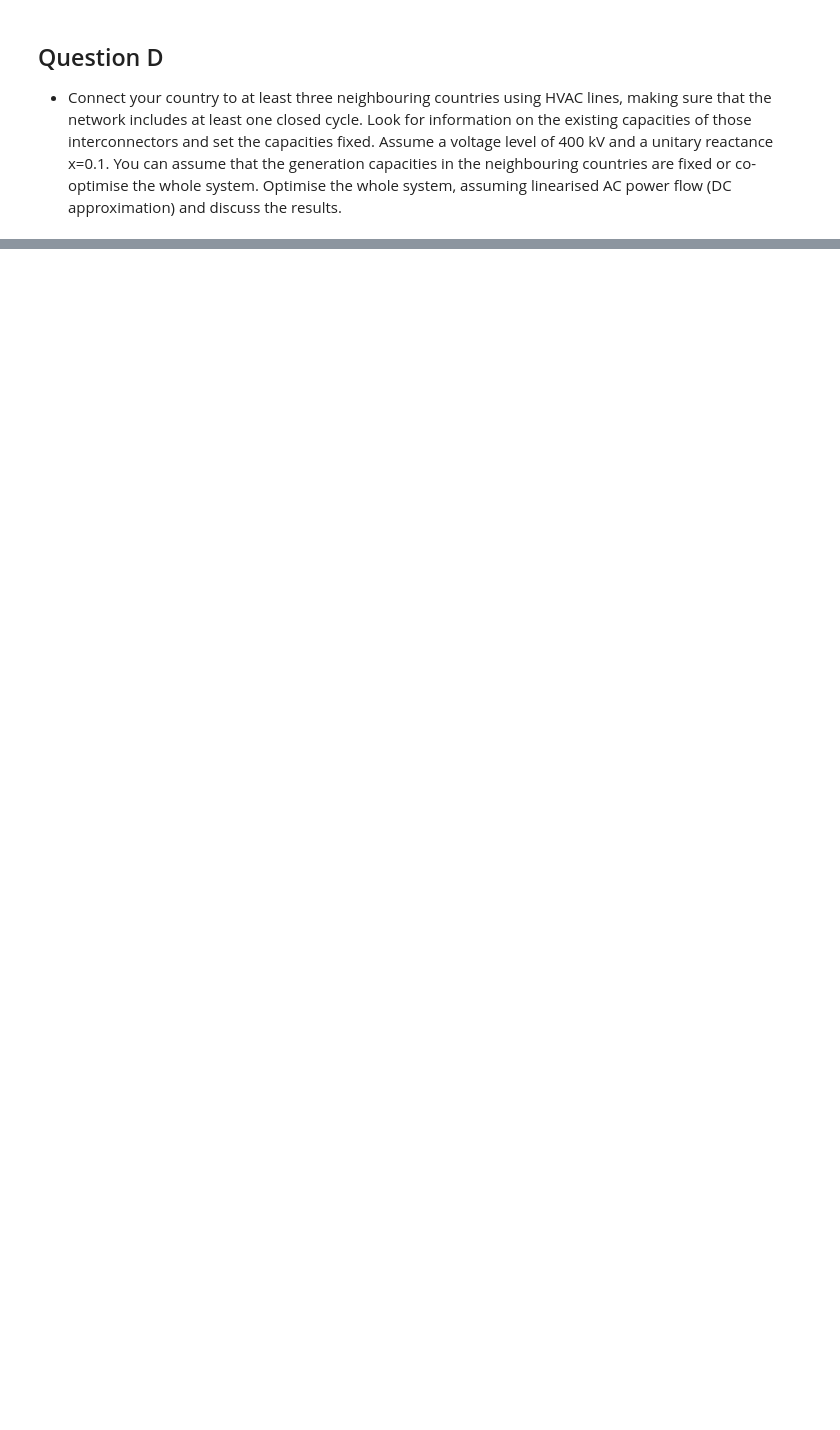
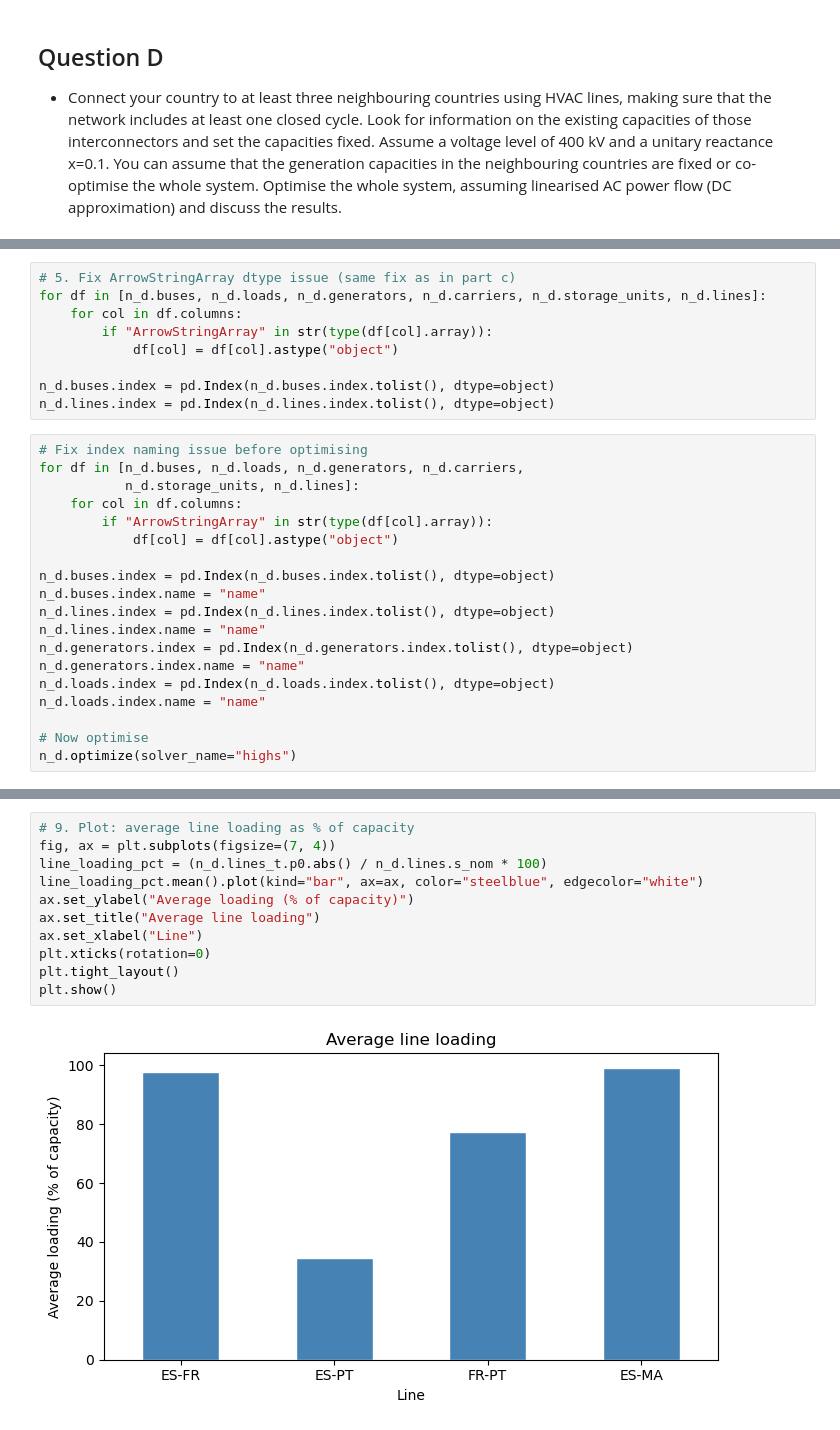
Before and after one commit to martaibaiao/integrated-energy-grids_project, a Jupyter notebook: project_part1.ipynb, the cells around one changed output, grey strips where cells are left out. Drawn from its saved outputs; the diff is of its cells as text; blank space fills up the shorter version.

Commit message:
Couple of Small Fixes and Part d

```diff
--- a/project_part1.ipynb
+++ b/project_part1.ipynb
@@ -716,0 +829,28 @@ plt.show()
+# %%
+# 5. Fix ArrowStringArray dtype issue (same fix as in part c)
+for df in [n_d.buses, n_d.loads, n_d.generators, n_d.carriers, n_d.storage_units, n_d.lines]:
+    for col in df.columns:
+        if "ArrowStringArray" in str(type(df[col].array)):
+            df[col] = df[col].astype("object")
+
+n_d.buses.index = pd.Index(n_d.buses.index.tolist(), dtype=object)
+n_d.lines.index = pd.Index(n_d.lines.index.tolist(), dtype=object)
+# %%
+# Fix index naming issue before optimising
+for df in [n_d.buses, n_d.loads, n_d.generators, n_d.carriers,
+           n_d.storage_units, n_d.lines]:
+    for col in df.columns:
+        if "ArrowStringArray" in str(type(df[col].array)):
+            df[col] = df[col].astype("object")
+
+n_d.buses.index = pd.Index(n_d.buses.index.tolist(), dtype=object)
+n_d.buses.index.name = "name"
+n_d.lines.index = pd.Index(n_d.lines.index.tolist(), dtype=object)
+n_d.lines.index.name = "name"
+n_d.generators.index = pd.Index(n_d.generators.index.tolist(), dtype=object)
+n_d.generators.index.name = "name"
+n_d.loads.index = pd.Index(n_d.loads.index.tolist(), dtype=object)
+n_d.loads.index.name = "name"
+
+# Now optimise
+n_d.optimize(solver_name="highs")
@@ -716,0 +947,13 @@ plt.show()
+# %%
+# 9. Plot: average line loading as % of capacity
+fig, ax = plt.subplots(figsize=(7, 4))
+line_loading_pct = (n_d.lines_t.p0.abs() / n_d.lines.s_nom * 100)
+line_loading_pct.mean().plot(kind="bar", ax=ax, color="steelblue", edgecolor="white")
+ax.set_ylabel("Average loading (% of capacity)")
+ax.set_title("Average line loading")
+ax.set_xlabel("Line")
+plt.xticks(rotation=0)
+plt.tight_layout()
+plt.show()
+# %% [output]
+[figure, added]
```
Also changed, not shown: parts of 19 cells of this notebook.
